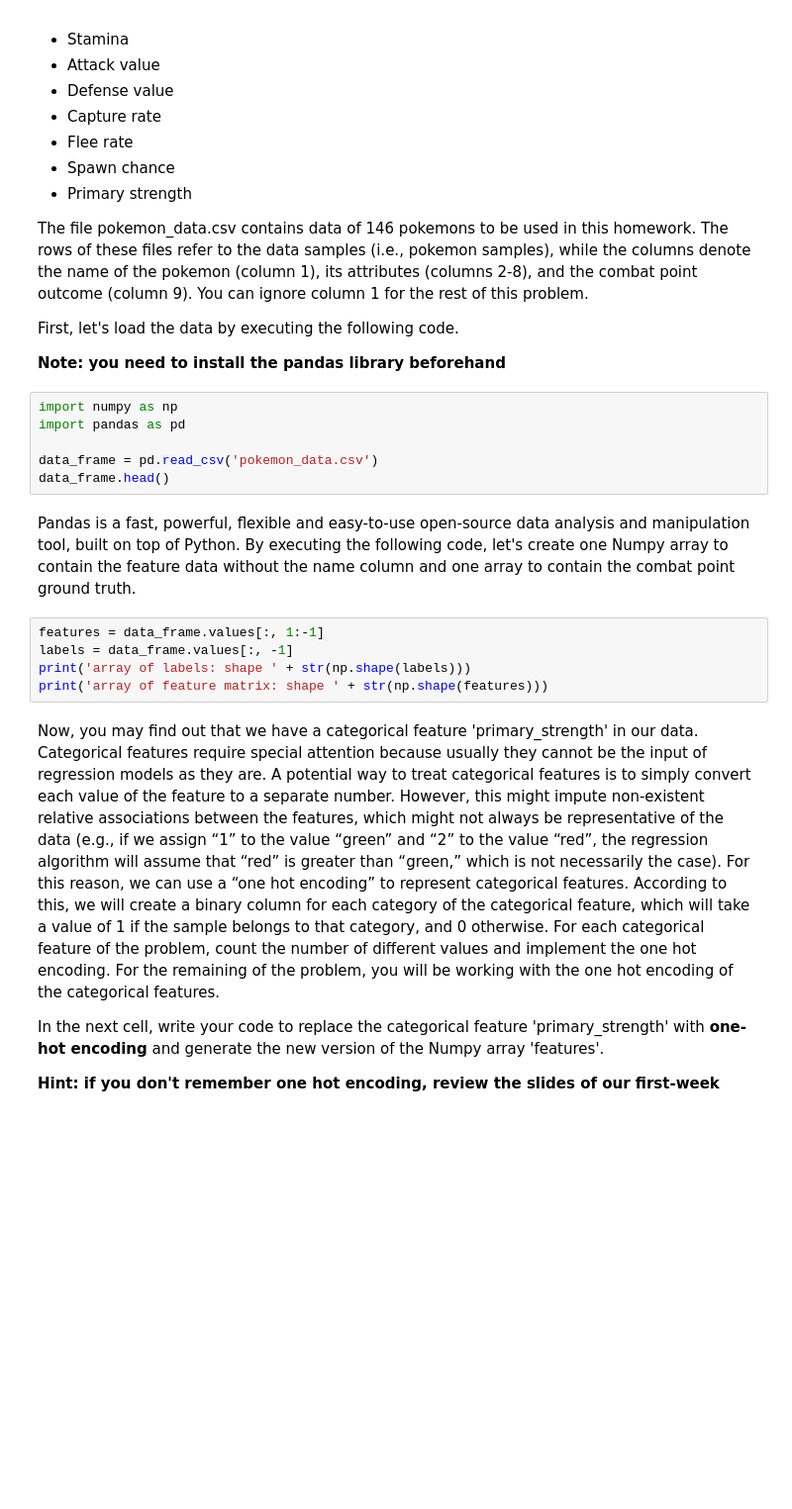
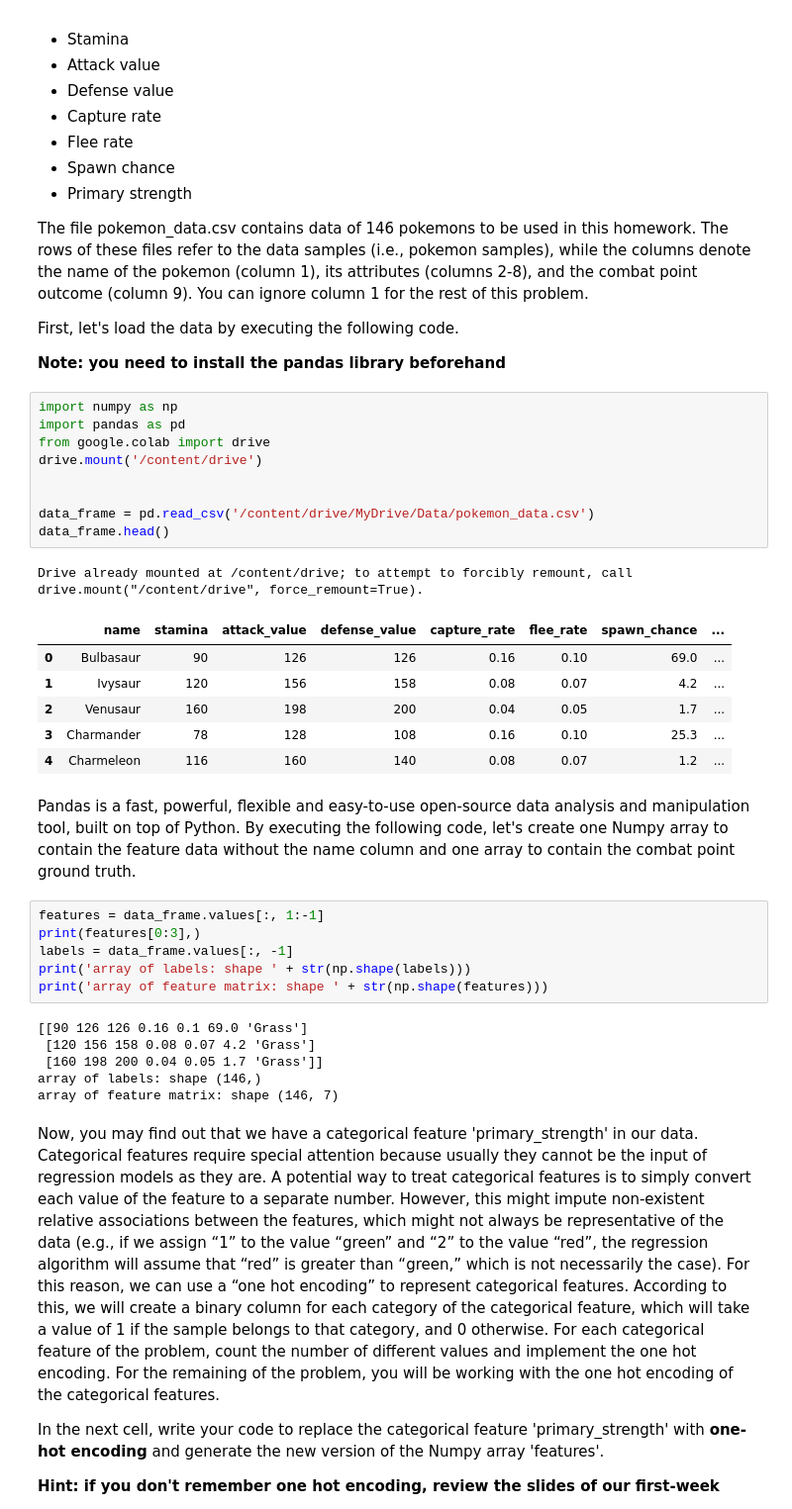
Before and after one commit to ryans94/CS584, a Jupyter notebook: Ryan_Smith_hw2.ipynb, the cells around one changed output. Shown at 99% size. Saved outputs shown, nothing was run; the diff lists cells and outputs as text; blank space fills up the shorter version.

```diff
--- a/Ryan_Smith_hw2.ipynb
+++ b/Ryan_Smith_hw2.ipynb
@@ -36,16 +34,34 @@ First, let's load the data by executing the following code.
 # %%
 import numpy as np
 import pandas as pd
+from google.colab import drive
+drive.mount('/content/drive')
 
-data_frame = pd.read_csv('pokemon_data.csv')
+
+data_frame = pd.read_csv('/content/drive/MyDrive/Data/pokemon_data.csv')
 data_frame.head()
+# %% [output]
+Drive already mounted at /content/drive; to attempt to forcibly remount, call drive.mount("/content/drive", force_remount=True).
+|  | name | stamina | attack_value | defense_value | capture_rate | flee_rate | spawn_chance | ... |
+| 0 | Bulbasaur | 90 | 126 | 126 | 0.16 | 0.10 | 69.0 | ... |
+| 1 | Ivysaur | 120 | 156 | 158 | 0.08 | 0.07 | 4.2 | ... |
+| 2 | Venusaur | 160 | 198 | 200 | 0.04 | 0.05 | 1.7 | ... |
+| 3 | Charmander | 78 | 128 | 108 | 0.16 | 0.10 | 25.3 | ... |
+| 4 | Charmeleon | 116 | 160 | 140 | 0.08 | 0.07 | 1.2 | ... |
 # %% [markdown]
 Pandas is a fast, powerful, flexible and easy-to-use open-source data analysis and manipulation tool, built on top of Python. By executing the following code, let's create one Numpy array to contain the feature data without the name column and one array to contain the combat point ground truth.
 # %%
 features = data_frame.values[:, 1:-1]
+print(features[0:3],)
 labels = data_frame.values[:, -1]
 print('array of labels: shape ' + str(np.shape(labels)))
 print('array of feature matrix: shape ' + str(np.shape(features)))
+# %% [output]
+[[90 126 126 0.16 0.1 69.0 'Grass']
+ [120 156 158 0.08 0.07 4.2 'Grass']
+ [160 198 200 0.04 0.05 1.7 'Grass']]
+array of labels: shape (146,)
+array of feature matrix: shape (146, 7)
 # %% [markdown]
 Now, you may find out that we have a categorical feature 'primary_strength' in our data. Categorical features require special attention because usually they cannot be the input of regression models as they are. A potential way to treat categorical features is to simply convert each value of the feature to a separate number. However, this might impute non-existent relative associations between the features, which might not always be representative of the data (e.g., if we assign “1” to the value “green” and “2” to the value “red”, the regression algorithm will assume that “red” is greater than “green,” which is not necessarily the case). For this reason, we can use a “one hot encoding” to represent categorical features. According to this, we will create a binary column for each category of the categorical feature, which will take a value of 1 if the sample belongs to that category, and 0 otherwise. For each categorical feature of the problem, count the number of different values and implement the one hot encoding. For the remaining of the problem, you will be working with the one hot encoding of the categorical features.
 
```
Also changed, not shown: parts of 4 cells of this notebook.
